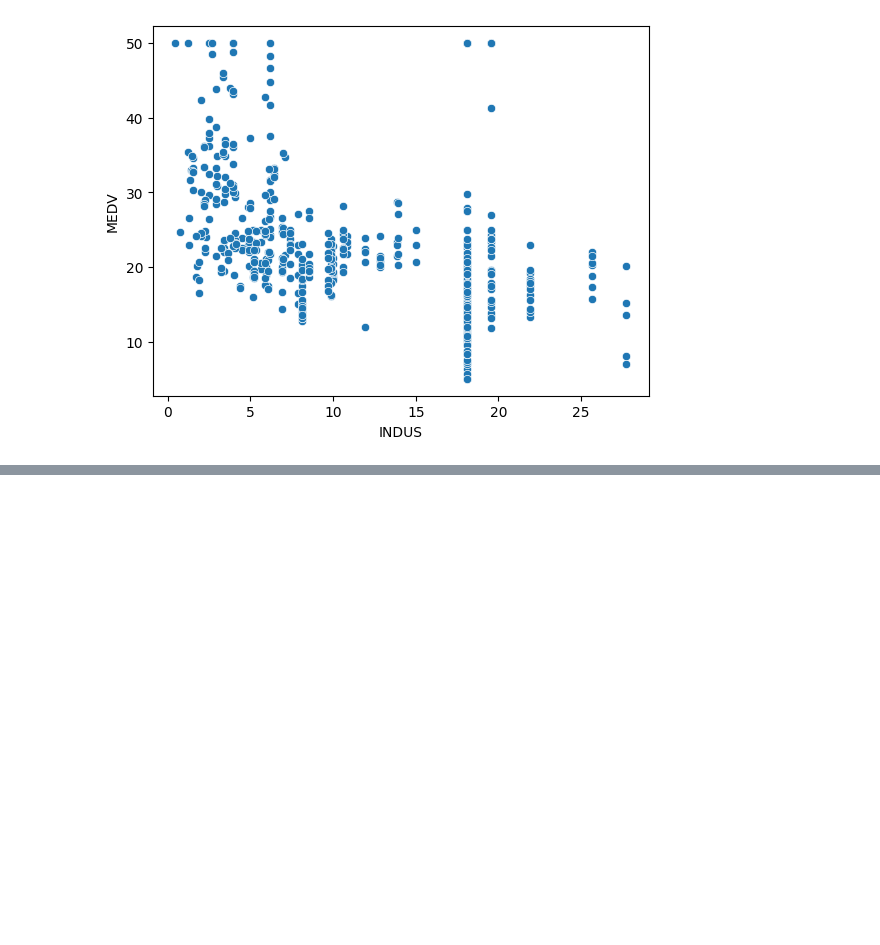
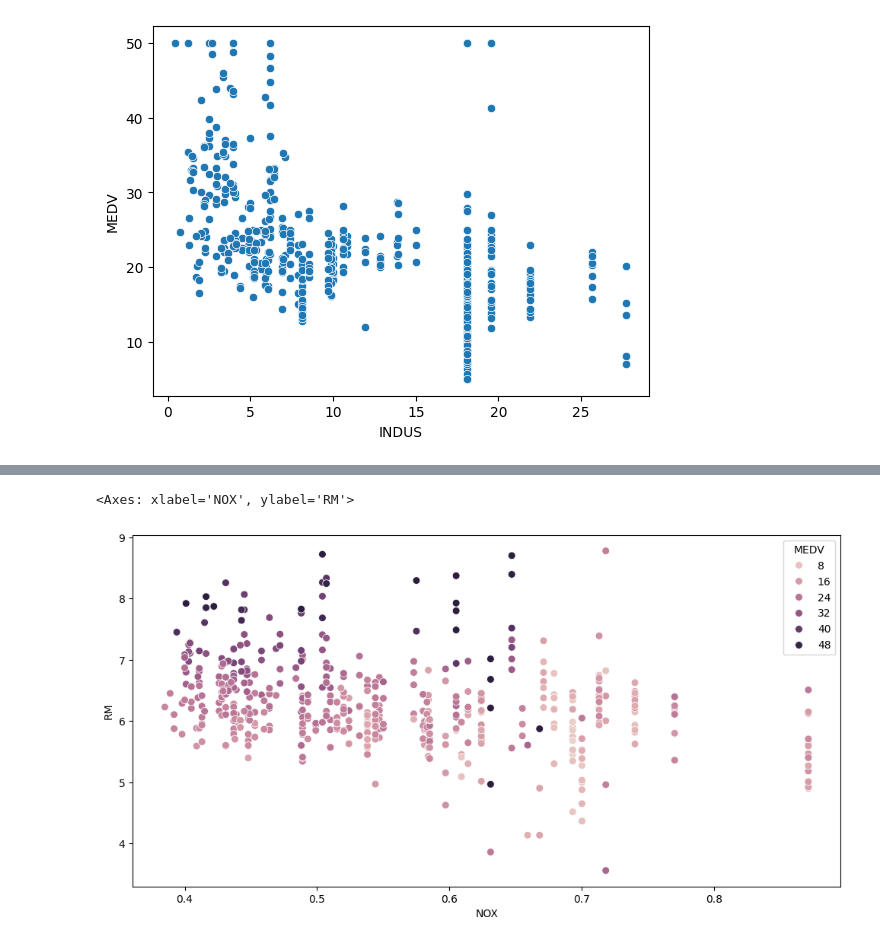
Before and after one commit to SunilPant054/BOSTON, a Jupyter notebook: boston.ipynb, the cells around one changed output, grey strips where cells are left out. Saved outputs shown, nothing was run; the diff lists cells and outputs as text; code cells hidden in the pictures; blank space fills up the shorter version.

```diff
--- a/boston.ipynb
+++ b/boston.ipynb
@@ -98,0 +111,6 @@ sns.scatterplot(x='INDUS', y='MEDV', data=df)
+# %%
+plt.figure(figsize=(12, 6))
+sns.scatterplot(x='NOX', y='RM', hue='MEDV', s=50, data=df)
+# %% [output]
+<Axes: xlabel='NOX', ylabel='RM'>
+[figure, added]
```
Also changed, not shown: parts of 11 cells of this notebook.
